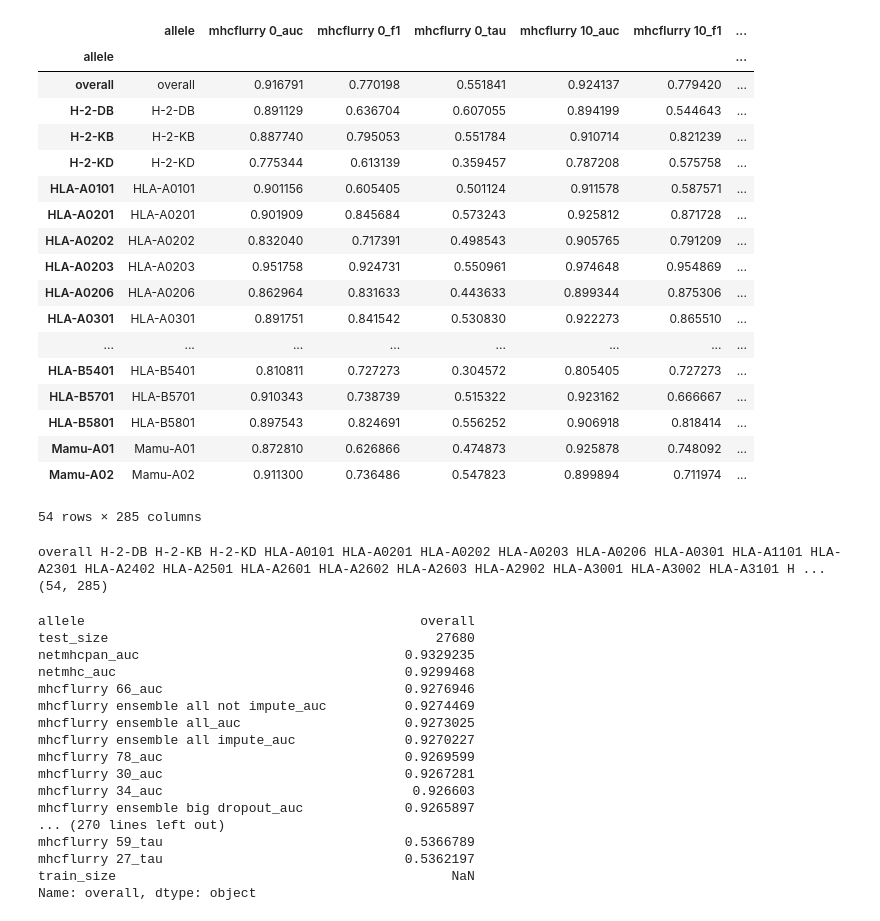
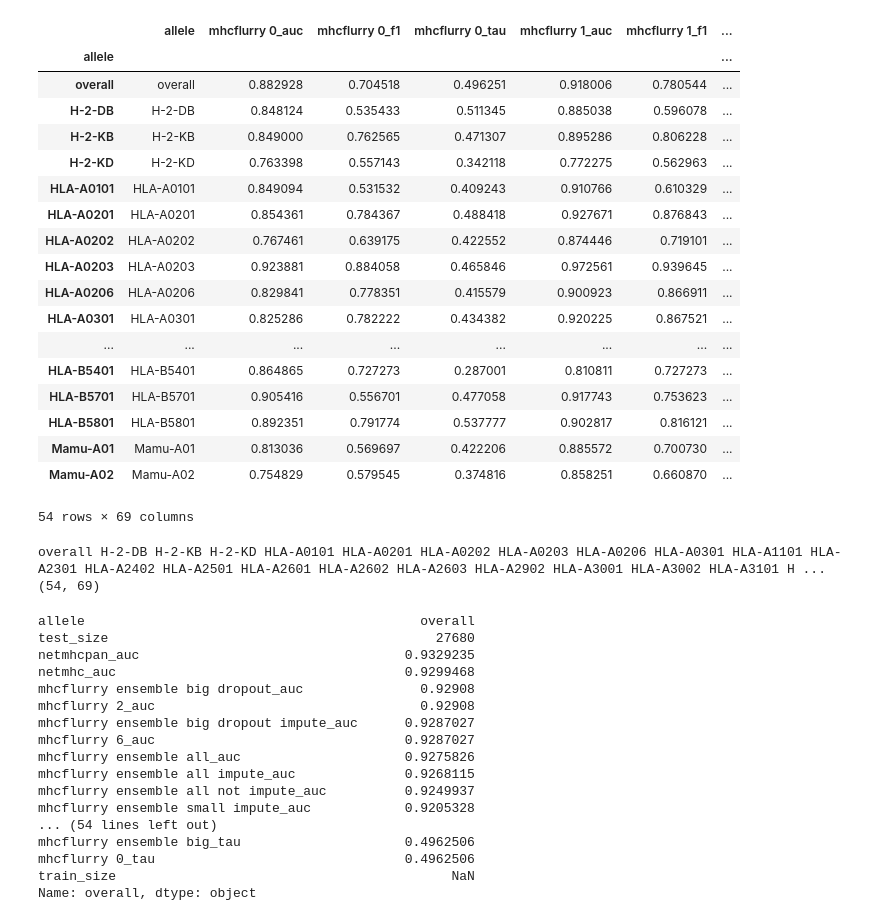
Before and after one commit to hammerlab/mhcflurry-icml-compbio-2016, a Jupyter notebook: notebooks/validation results analysis.ipynb, the cells around one changed output. Saved outputs shown, nothing was run; the diff lists cells and outputs as text; code cells hidden in the pictures.

Commit message:
validation notebooks

```diff
--- a/notebooks/validation results analysis.ipynb
+++ b/notebooks/validation results analysis.ipynb
@@ -17,7 +17,7 @@ data_dir = "../data/"
 all_train_data = mhcflurry.dataset.Dataset.from_csv(data_dir + "bdata.2009.mhci.public.1.txt")
 # %%
 def make_scores(ic50_y, ic50_y_pred, sample_weight=None, threshold_nm=500):
-    y_pred = mhcflurry.common.ic50_to_regression_target(ic50_y_pred, max_ic50)
+    y_pred = mhcflurry.regression_target.ic50_to_regression_target(ic50_y_pred, max_ic50)
     try:
         auc = sklearn.metrics.roc_auc_score(ic50_y <= threshold_nm, y_pred, sample_weight=sample_weight)
     except ValueError:
@@ -108,6 +90,6 @@ small impute            [5, 13, 21, 29, 37, 45, 53, 61, 69, 77]
 Name: num, dtype: object
 # %%
-validation_df_with_mhcflurry_results = pandas.read_csv("../data/validation_predictions_full2.csv")
+validation_df_with_mhcflurry_results = pandas.read_csv("../data/validation_predictions_full.csv")
 validation_df_with_mhcflurry_results
 # %% [output]
 |  | allele | peptide | length | meas | netmhc | netmhcpan | smmpmbec_cpp | mhcflurry 0 | mhcflurry 1 | ... |
@@ -165,51 +147,51 @@ validation_df_with_mhcflurry_results
 # %%
 scores_df = collections.defaultdict(list)
 predictors = validation_df_with_mhcflurry_results.columns[4:]
 pairs = [
     ("overall", validation_df_with_mhcflurry_results)
 ] + list(validation_df_with_mhcflurry_results.groupby("allele"))
 
 for (allele, grouped) in pairs:
     scores_df["allele"].append(allele)
     scores_df["test_size"].append(len(grouped.meas))
     for predictor in predictors:
         scores = make_scores(grouped.meas, grouped[predictor])
         for (key, value) in scores.items():
             scores_df["%s_%s" % (predictor, key)].append(value)
 
 scores_df = pandas.DataFrame(scores_df)
 scores_df["train_size"] = [
-    len(set(all_train_data[a].original_peptides)) if a != 'overall' else numpy.nan
-    for a in scores_df.allele
-]
+        len(all_train_data.groupby_allele_dictionary()[a]) if a != 'overall' else numpy.nan
+        for a in scores_df.allele
+    ]
 scores_df.index = scores_df.allele
 scores_df
 # %% [output]
-|  | allele | mhcflurry 0_auc | mhcflurry 0_f1 | mhcflurry 0_tau | mhcflurry 10_auc | mhcflurry 10_f1 | ... |
+|  | allele | mhcflurry 0_auc | mhcflurry 0_f1 | mhcflurry 0_tau | mhcflurry 1_auc | mhcflurry 1_f1 | ... |
 | allele |  |  |  |  |  |  | ... |
-| overall | overall | 0.916791 | 0.770198 | 0.551841 | 0.924137 | 0.779420 | ... |
-| H-2-DB | H-2-DB | 0.891129 | 0.636704 | 0.607055 | 0.894199 | 0.544643 | ... |
-| H-2-KB | H-2-KB | 0.887740 | 0.795053 | 0.551784 | 0.910714 | 0.821239 | ... |
-| H-2-KD | H-2-KD | 0.775344 | 0.613139 | 0.359457 | 0.787208 | 0.575758 | ... |
-| HLA-A0101 | HLA-A0101 | 0.901156 | 0.605405 | 0.501124 | 0.911578 | 0.587571 | ... |
-| HLA-A0201 | HLA-A0201 | 0.901909 | 0.845684 | 0.573243 | 0.925812 | 0.871728 | ... |
-| HLA-A0202 | HLA-A0202 | 0.832040 | 0.717391 | 0.498543 | 0.905765 | 0.791209 | ... |
-| HLA-A0203 | HLA-A0203 | 0.951758 | 0.924731 | 0.550961 | 0.974648 | 0.954869 | ... |
-| HLA-A0206 | HLA-A0206 | 0.862964 | 0.831633 | 0.443633 | 0.899344 | 0.875306 | ... |
-| HLA-A0301 | HLA-A0301 | 0.891751 | 0.841542 | 0.530830 | 0.922273 | 0.865510 | ... |
+| overall | overall | 0.882928 | 0.704518 | 0.496251 | 0.918006 | 0.780544 | ... |
+| H-2-DB | H-2-DB | 0.848124 | 0.535433 | 0.511345 | 0.885038 | 0.596078 | ... |
+| H-2-KB | H-2-KB | 0.849000 | 0.762565 | 0.471307 | 0.895286 | 0.806228 | ... |
+| H-2-KD | H-2-KD | 0.763398 | 0.557143 | 0.342118 | 0.772275 | 0.562963 | ... |
+| HLA-A0101 | HLA-A0101 | 0.849094 | 0.531532 | 0.409243 | 0.910766 | 0.610329 | ... |
+| HLA-A0201 | HLA-A0201 | 0.854361 | 0.784367 | 0.488418 | 0.927671 | 0.876843 | ... |
+| HLA-A0202 | HLA-A0202 | 0.767461 | 0.639175 | 0.422552 | 0.874446 | 0.719101 | ... |
+| HLA-A0203 | HLA-A0203 | 0.923881 | 0.884058 | 0.465846 | 0.972561 | 0.939645 | ... |
+| HLA-A0206 | HLA-A0206 | 0.829841 | 0.778351 | 0.415579 | 0.900923 | 0.866911 | ... |
+| HLA-A0301 | HLA-A0301 | 0.825286 | 0.782222 | 0.434382 | 0.920225 | 0.867521 | ... |
 | ... | ... | ... | ... | ... | ... | ... | ... |
-| HLA-B5401 | HLA-B5401 | 0.810811 | 0.727273 | 0.304572 | 0.805405 | 0.727273 | ... |
-| HLA-B5701 | HLA-B5701 | 0.910343 | 0.738739 | 0.515322 | 0.923162 | 0.666667 | ... |
-| HLA-B5801 | HLA-B5801 | 0.897543 | 0.824691 | 0.556252 | 0.906918 | 0.818414 | ... |
-| Mamu-A01 | Mamu-A01 | 0.872810 | 0.626866 | 0.474873 | 0.925878 | 0.748092 | ... |
-| Mamu-A02 | Mamu-A02 | 0.911300 | 0.736486 | 0.547823 | 0.899894 | 0.711974 | ... |
+| HLA-B5401 | HLA-B5401 | 0.864865 | 0.727273 | 0.287001 | 0.810811 | 0.727273 | ... |
+| HLA-B5701 | HLA-B5701 | 0.905416 | 0.556701 | 0.477058 | 0.917743 | 0.753623 | ... |
+| HLA-B5801 | HLA-B5801 | 0.892351 | 0.791774 | 0.537777 | 0.902817 | 0.816121 | ... |
+| Mamu-A01 | Mamu-A01 | 0.813036 | 0.569697 | 0.422206 | 0.885572 | 0.700730 | ... |
+| Mamu-A02 | Mamu-A02 | 0.754829 | 0.579545 | 0.374816 | 0.858251 | 0.660870 | ... |
-54 rows × 285 columns
+54 rows × 69 columns
 # %%
 print(" ".join(scores_df.index))
 print(scores_df.shape)
 # %% [output]
 overall H-2-DB H-2-KB H-2-KD HLA-A0101 HLA-A0201 HLA-A0202 HLA-A0203 HLA-A0206 HLA-A0301 HLA-A1101 HLA-A2301 HLA-A2402 HLA-A2501 HLA-A2601 HLA-A2602 HLA-A2603 HLA-A2902 HLA-A3001 HLA-A3002 HLA-A3101 H ...
-(54, 285)
+(54, 69)
 # %%
 print_full(scores_df.ix["overall"].sort(inplace=False, ascending=False))
 # %% [output]
@@ -217,17 +199,17 @@ allele                                           overall
 test_size                                          27680
 netmhcpan_auc                                  0.9329235
 netmhc_auc                                     0.9299468
-mhcflurry 66_auc                               0.9276946
-mhcflurry ensemble all not impute_auc          0.9274469
-mhcflurry ensemble all_auc                     0.9273025
-mhcflurry ensemble all impute_auc              0.9270227
-mhcflurry 78_auc                               0.9269599
-mhcflurry 30_auc                               0.9267281
-mhcflurry 34_auc                                0.926603
-mhcflurry ensemble big dropout_auc             0.9265897
-... (270 lines left out)
-mhcflurry 59_tau                               0.5366789
-mhcflurry 27_tau                               0.5362197
+mhcflurry ensemble big dropout_auc               0.92908
+mhcflurry 2_auc                                  0.92908
+mhcflurry ensemble big dropout impute_auc      0.9287027
+mhcflurry 6_auc                                0.9287027
+mhcflurry ensemble all_auc                     0.9275826
+mhcflurry ensemble all impute_auc              0.9268115
+mhcflurry ensemble all not impute_auc          0.9249937
+mhcflurry ensemble small impute_auc            0.9205328
+... (54 lines left out)
+mhcflurry ensemble big_tau                     0.4962506
+mhcflurry 0_tau                                0.4962506
 train_size                                           NaN
 Name: overall, dtype: object
 # %%
```
Also changed, not shown: parts of 10 cells of this notebook, 1 other file.
